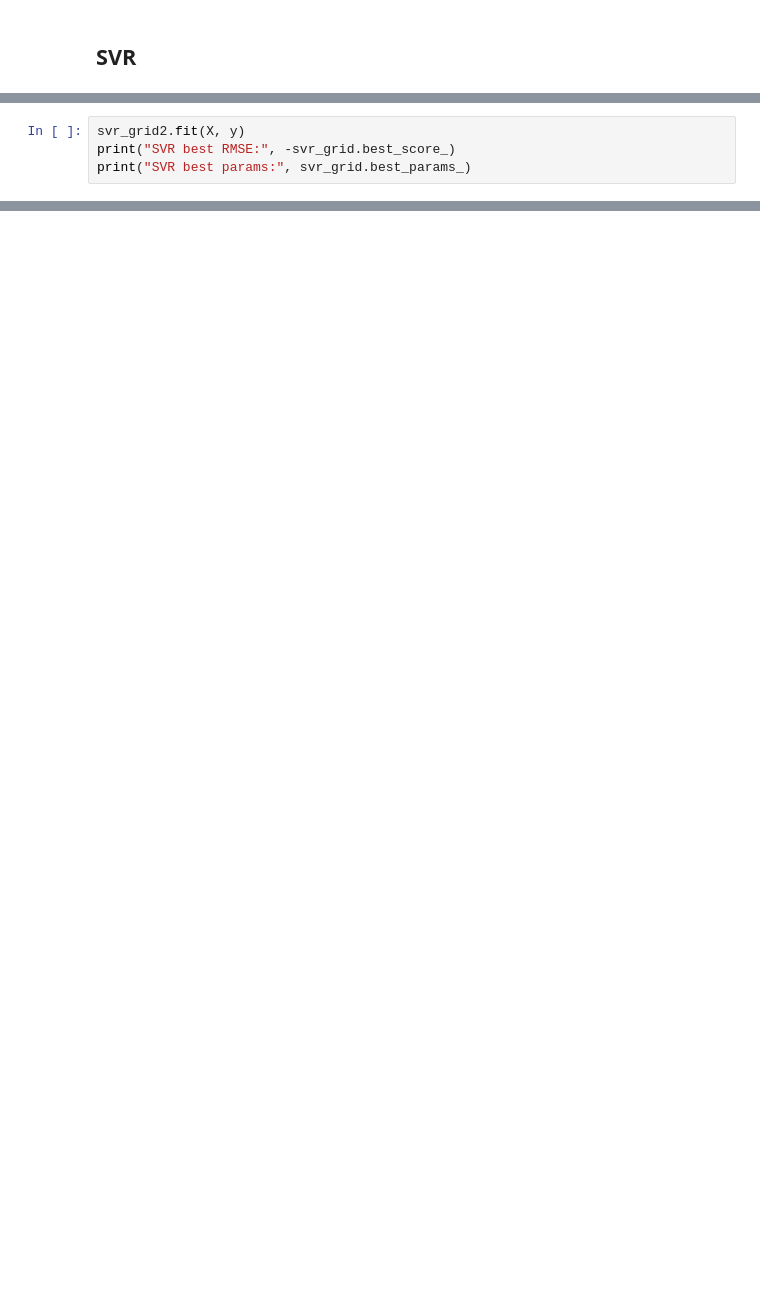
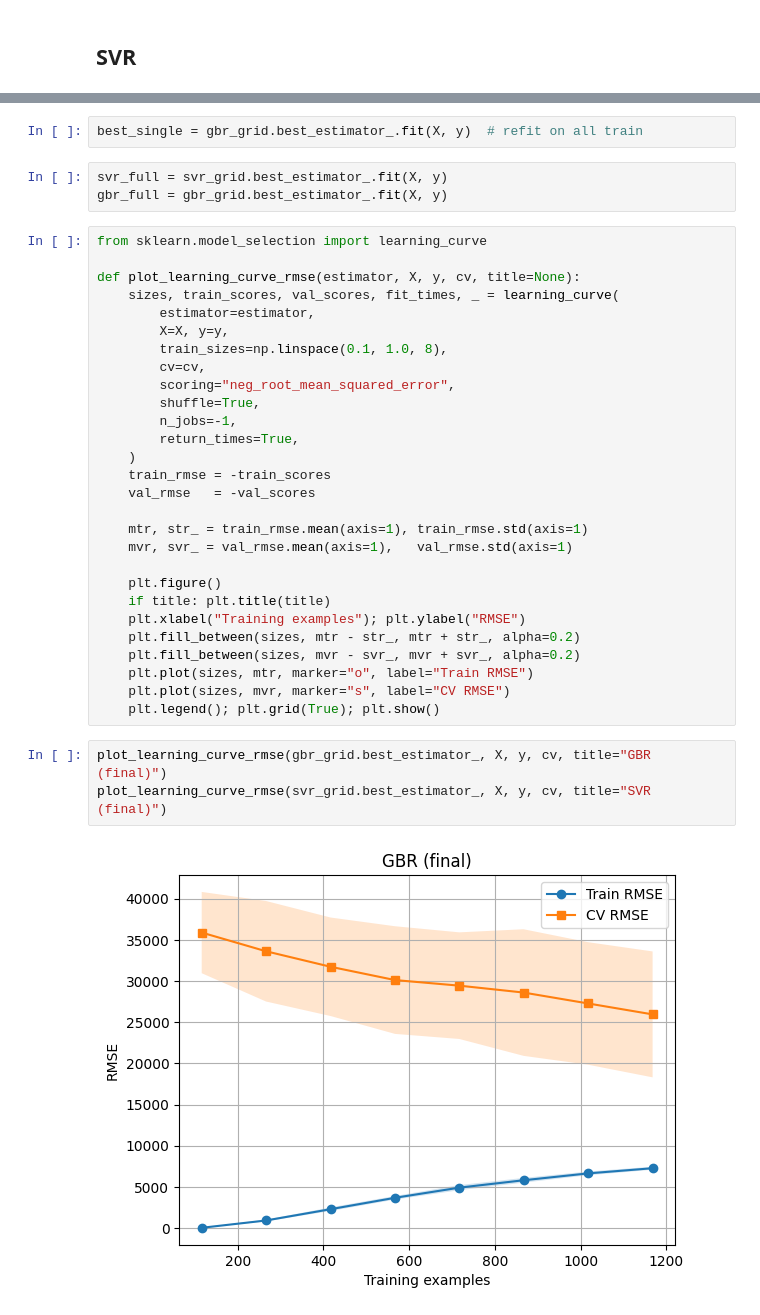
Before and after one commit to a1hmad23/Housing-prices-ml, a Jupyter notebook: notebooks/02_preprocessing.ipynb, the cells around one changed output, grey strips where cells are left out. Saved outputs shown, nothing was run; the diff lists cells and outputs as text; blank space fills up the shorter version.

```diff
--- a/notebooks/02_preprocessing.ipynb
+++ b/notebooks/02_preprocessing.ipynb
@@ -732,4 +563,0 @@ svr_grid2 = GridSearchCV(
-# %%
-svr_grid2.fit(X, y)
-print("SVR best RMSE:", -svr_grid.best_score_)
-print("SVR best params:", svr_grid.best_params_)
@@ -1178,0 +647,38 @@ display(comp.sort_values('abs_pct_error', ascending=False).head(10)[['y_true','y
+# %%
+best_single = gbr_grid.best_estimator_.fit(X, y)  # refit on all train
+# %%
+svr_full = svr_grid.best_estimator_.fit(X, y)
+gbr_full = gbr_grid.best_estimator_.fit(X, y)
+# %%
+from sklearn.model_selection import learning_curve
+
+def plot_learning_curve_rmse(estimator, X, y, cv, title=None):
+    sizes, train_scores, val_scores, fit_times, _ = learning_curve(
+        estimator=estimator,
+        X=X, y=y,
+        train_sizes=np.linspace(0.1, 1.0, 8),
+        cv=cv,
+        scoring="neg_root_mean_squared_error",
+        shuffle=True,
+        n_jobs=-1,
+        return_times=True,
+    )
+    train_rmse = -train_scores
+    val_rmse   = -val_scores
+
+    mtr, str_ = train_rmse.mean(axis=1), train_rmse.std(axis=1)
+    mvr, svr_ = val_rmse.mean(axis=1),   val_rmse.std(axis=1)
+
+    plt.figure()
+    if title: plt.title(title)
+    plt.xlabel("Training examples"); plt.ylabel("RMSE")
+    plt.fill_between(sizes, mtr - str_, mtr + str_, alpha=0.2)
+    plt.fill_between(sizes, mvr - svr_, mvr + svr_, alpha=0.2)
+    plt.plot(sizes, mtr, marker="o", label="Train RMSE")
+    plt.plot(sizes, mvr, marker="s", label="CV RMSE")
+    plt.legend(); plt.grid(True); plt.show()
+# %%
+plot_learning_curve_rmse(gbr_grid.best_estimator_, X, y, cv, title="GBR (final)")
+plot_learning_curve_rmse(svr_grid.best_estimator_, X, y, cv, title="SVR (final)")
+# %% [output]
+[figure, added]
```
Also changed, not shown: parts of 110 cells of this notebook, 3 other files.
